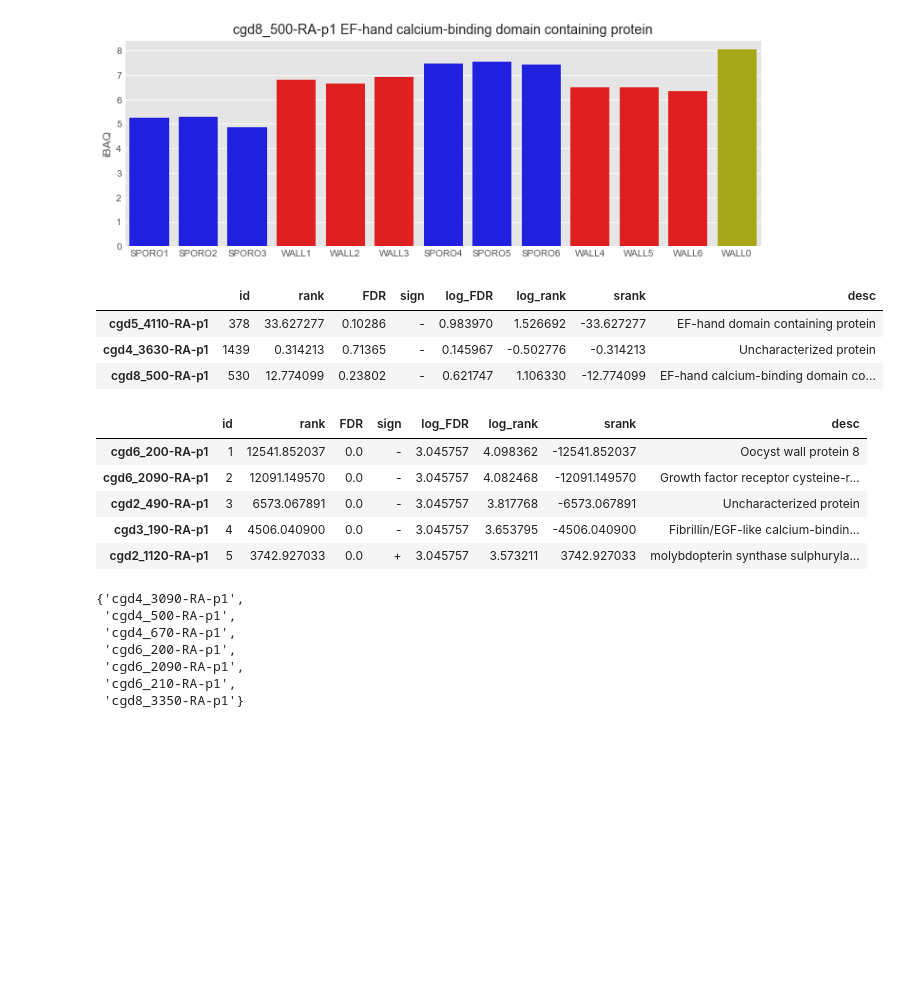
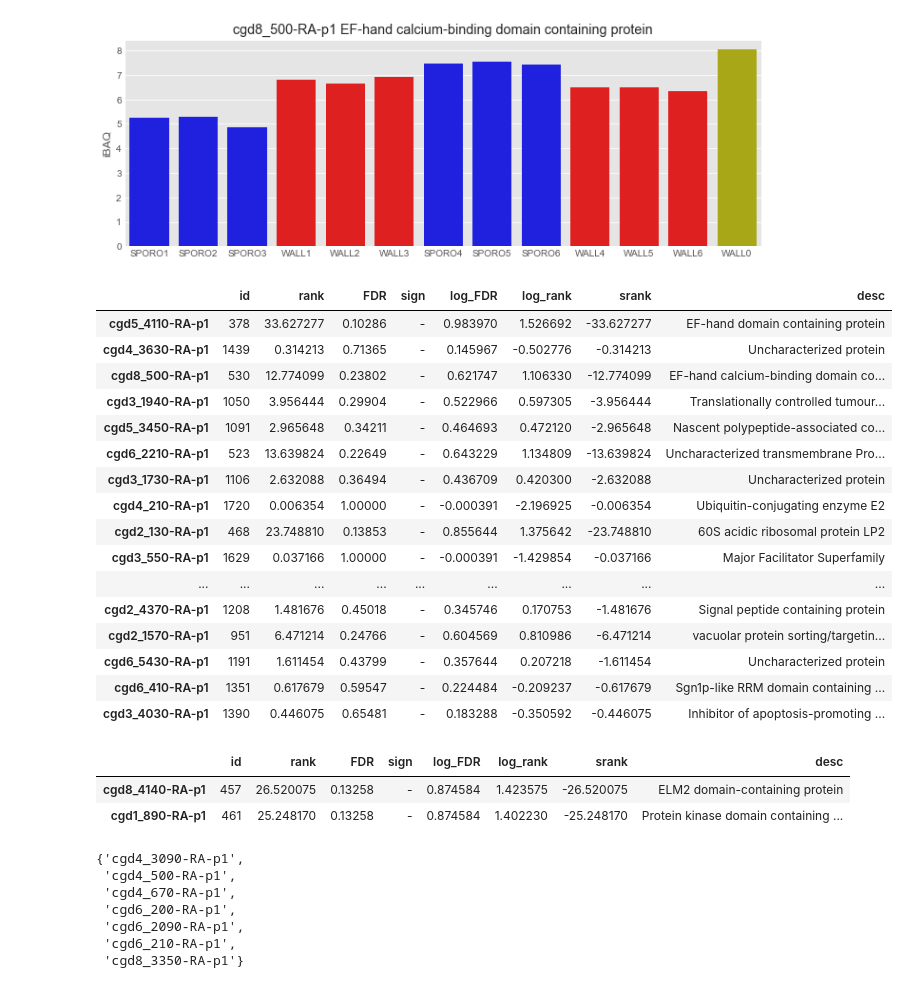
Before and after one commit to mtinti/oocyst_wall_proteome, a Jupyter notebook: notebooks/analysis.ipynb, the cells around one changed output. Drawn from its saved outputs; the diff is of its cells as text; code cells hidden in the pictures; blank space fills up the shorter version.

```diff
--- a/notebooks/analysis.ipynb
+++ b/notebooks/analysis.ipynb
@@ -610,13 +588,13 @@ def upset_data():
     sporo_2 = out_2[(out_2['FDR']<0.1) & (out_2['sign']=='+')]
 
     table_dict['oocyst_all']=oocyst_all.index.values
-    #table_dict['sporo_all']=sporo_all.index.values
+    table_dict['sporo_all']=sporo_all.index.values
 
     table_dict['oocyst_1']=oocyst_1.index.values
-    #table_dict['sporo_1']=sporo_1.index.values
+    table_dict['sporo_1']=sporo_1.index.values
 
     table_dict['oocyst_2']=oocyst_2.index.values
-    #table_dict['sporo_2']=sporo_2.index.values
+    table_dict['sporo_2']=sporo_2.index.values
     return table_dict
 
 table_dict = upset_data()
@@ -666,25 +626,41 @@ plot_prot('cgd8_500-RA-p1', log=True, tag='iBAQ')
 # %%
 #unique to one
 selection = []
-for n in oocyst_1.index.values:
-    if n not in oocyst_2.index.values:
-        if n not in oocyst_all.index.values:
+for n in table_dict['oocyst_1']:
+    if n not in table_dict['oocyst_2']:
+        if n not in table_dict['oocyst_all']:
             selection.append(n)
 out_all.loc[selection]
 # %% [output]
 |  | id | rank | FDR | sign | log_FDR | log_rank | srank | desc |
 | cgd5_4110-RA-p1 | 378 | 33.627277 | 0.10286 | - | 0.983970 | 1.526692 | -33.627277 | EF-hand domain containing protein |
 | cgd4_3630-RA-p1 | 1439 | 0.314213 | 0.71365 | - | 0.145967 | -0.502776 | -0.314213 | Uncharacterized protein |
 | cgd8_500-RA-p1 | 530 | 12.774099 | 0.23802 | - | 0.621747 | 1.106330 | -12.774099 | EF-hand calcium-binding domain co... |
+| cgd3_1940-RA-p1 | 1050 | 3.956444 | 0.29904 | - | 0.522966 | 0.597305 | -3.956444 | Translationally controlled tumour... |
+| cgd5_3450-RA-p1 | 1091 | 2.965648 | 0.34211 | - | 0.464693 | 0.472120 | -2.965648 | Nascent polypeptide-associated co... |
+| cgd6_2210-RA-p1 | 523 | 13.639824 | 0.22649 | - | 0.643229 | 1.134809 | -13.639824 | Uncharacterized transmembrane Pro... |
+| cgd3_1730-RA-p1 | 1106 | 2.632088 | 0.36494 | - | 0.436709 | 0.420300 | -2.632088 | Uncharacterized protein |
+| cgd4_210-RA-p1 | 1720 | 0.006354 | 1.00000 | - | -0.000391 | -2.196925 | -0.006354 | Ubiquitin-conjugating enzyme E2 |
+| cgd2_130-RA-p1 | 468 | 23.748810 | 0.13853 | - | 0.855644 | 1.375642 | -23.748810 | 60S acidic ribosomal protein LP2 |
+| cgd3_550-RA-p1 | 1629 | 0.037166 | 1.00000 | - | -0.000391 | -1.429854 | -0.037166 | Major Facilitator Superfamily |
+| ... | ... | ... | ... | ... | ... | ... | ... | ... |
+| cgd2_4370-RA-p1 | 1208 | 1.481676 | 0.45018 | - | 0.345746 | 0.170753 | -1.481676 | Signal peptide containing protein |
+| cgd2_1570-RA-p1 | 951 | 6.471214 | 0.24766 | - | 0.604569 | 0.810986 | -6.471214 | vacuolar protein sorting/targetin... |
+| cgd6_5430-RA-p1 | 1191 | 1.611454 | 0.43799 | - | 0.357644 | 0.207218 | -1.611454 | Uncharacterized protein |
+| cgd6_410-RA-p1 | 1351 | 0.617679 | 0.59547 | - | 0.224484 | -0.209237 | -0.617679 | Sgn1p-like RRM domain containing ... |
+| cgd3_4030-RA-p1 | 1390 | 0.446075 | 0.65481 | - | 0.183288 | -0.350592 | -0.446075 | Inhibitor of apoptosis-promoting ... |
-# %%
-out_all.head()
-# %% [output]
-|  | id | rank | FDR | sign | log_FDR | log_rank | srank | desc |
-| cgd6_200-RA-p1 | 1 | 12541.852037 | 0.0 | - | 3.045757 | 4.098362 | -12541.852037 | Oocyst wall protein 8 |
-| cgd6_2090-RA-p1 | 2 | 12091.149570 | 0.0 | - | 3.045757 | 4.082468 | -12091.149570 | Growth factor receptor cysteine-r... |
-| cgd2_490-RA-p1 | 3 | 6573.067891 | 0.0 | - | 3.045757 | 3.817768 | -6573.067891 | Uncharacterized protein |
-| cgd3_190-RA-p1 | 4 | 4506.040900 | 0.0 | - | 3.045757 | 3.653795 | -4506.040900 | Fibrillin/EGF-like calcium-bindin... |
-| cgd2_1120-RA-p1 | 5 | 3742.927033 | 0.0 | + | 3.045757 | 3.573211 | 3742.927033 | molybdopterin synthase sulphuryla... |
+# %%
+#unique to two
+selection = []
+for n in table_dict['oocyst_2']:
+    if n not in table_dict['oocyst_1']:
+        if n not in table_dict['oocyst_all']:
+            selection.append(n)
+out_all.loc[selection]
+# %% [output]
+|  | id | rank | FDR | sign | log_FDR | log_rank | srank | desc |
+| cgd8_4140-RA-p1 | 457 | 26.520075 | 0.13258 | - | 0.874584 | 1.423575 | -26.520075 | ELM2 domain-containing protein |
+| cgd1_890-RA-p1 | 461 | 25.248170 | 0.13258 | - | 0.874584 | 1.402230 | -25.248170 | Protein kinase domain containing ... |
 # %%
 selection_ids = set(controls + list(literature_wall.join(df[['Protein IDs','desc']])['Protein IDs'].values))
 selection_ids
```
Also changed, not shown: parts of 18 cells of this notebook, 7 other files.
